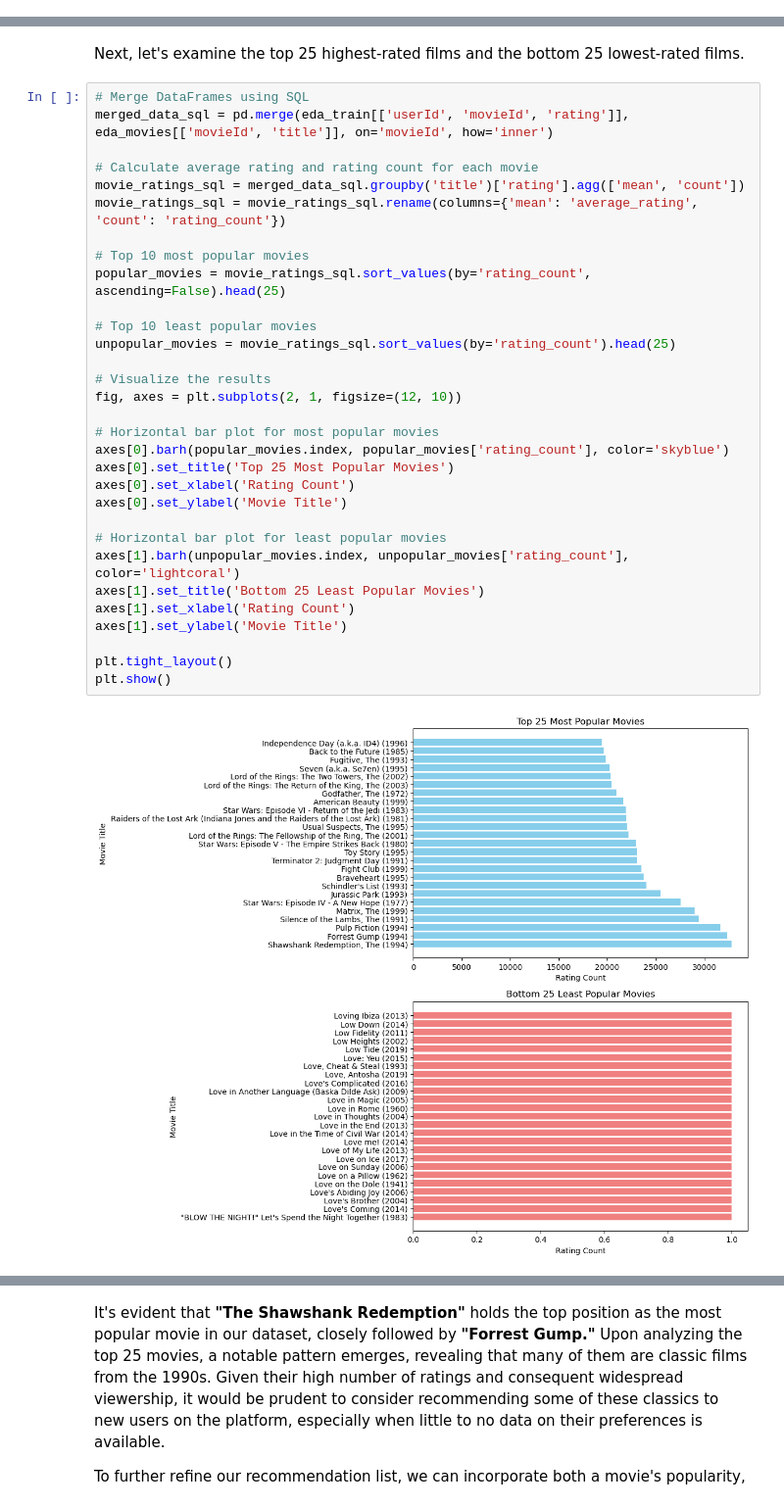
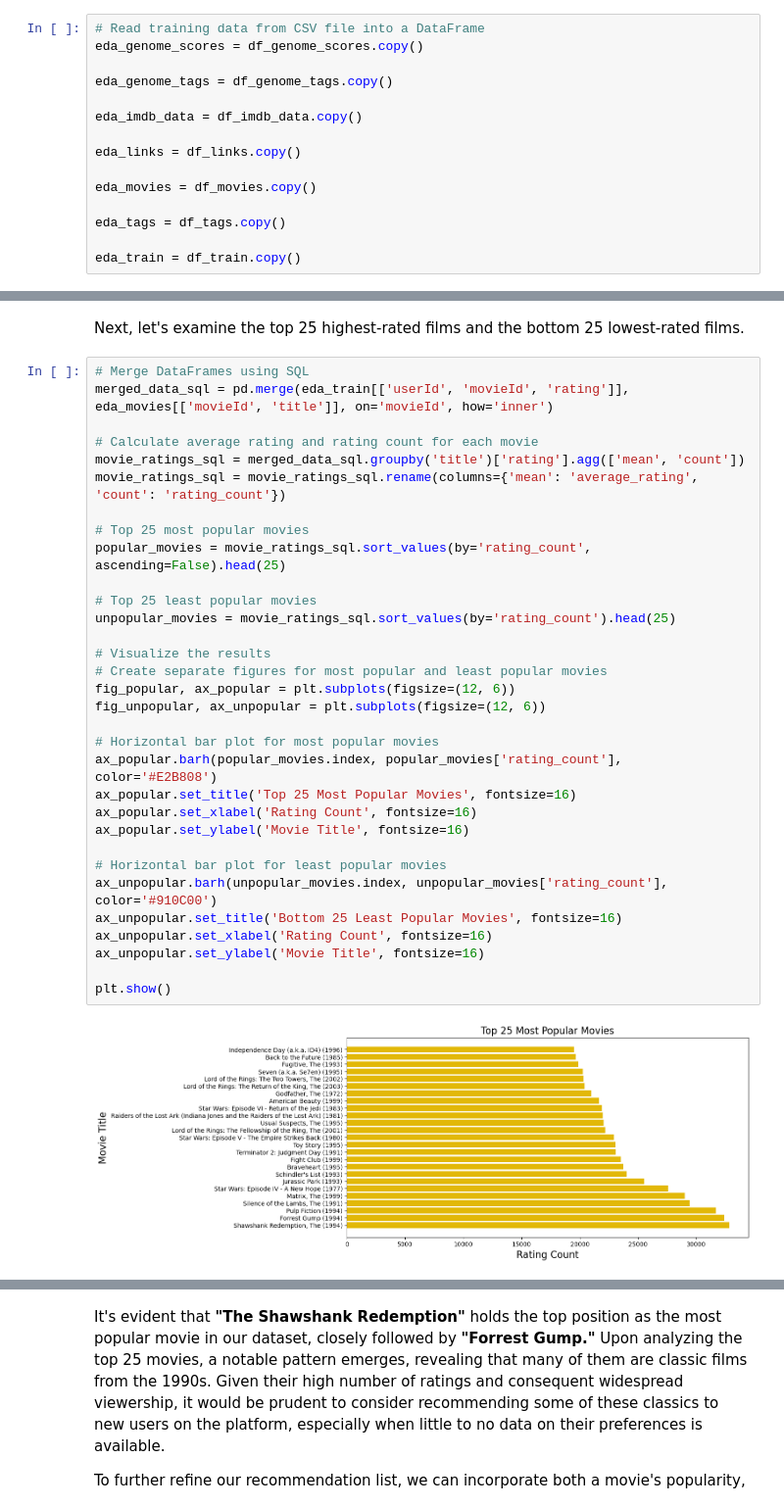
Before and after one commit to Christelle278/Unsupervised-Learning-Sprint-2307FTDS-Team-NM3, a Jupyter notebook: Unsupervised_Learning_Sprint_2307FTDS_Team_NM3.ipynb, the cells around one changed output, grey strips where cells are left out. Shown at 98% size. Drawn from its saved outputs; the diff is of its cells as text.

```diff
--- a/Unsupervised_Learning_Sprint_2307FTDS_Team_NM3.ipynb
+++ b/Unsupervised_Learning_Sprint_2307FTDS_Team_NM3.ipynb
@@ -717,0 +698,15 @@ eda_test = pd.read_csv('test.csv')
+# %%
+# Read training data from CSV file into a DataFrame
+eda_genome_scores = df_genome_scores.copy()
+
+eda_genome_tags = df_genome_tags.copy()
+
+eda_imdb_data = df_imdb_data.copy()
+
+eda_links = df_links.copy()
+
+eda_movies = df_movies.copy()
+
+eda_tags = df_tags.copy()
+
+eda_train = df_train.copy()
@@ -1350,33 +1348,34 @@ Next, let's examine the top 25 highest-rated films and the bottom 25 lowest-rate
 # %%
 # Merge DataFrames using SQL
 merged_data_sql = pd.merge(eda_train[['userId', 'movieId', 'rating']], eda_movies[['movieId', 'title']], on='movieId', how='inner')
 
 # Calculate average rating and rating count for each movie
 movie_ratings_sql = merged_data_sql.groupby('title')['rating'].agg(['mean', 'count'])
 movie_ratings_sql = movie_ratings_sql.rename(columns={'mean': 'average_rating', 'count': 'rating_count'})
 
-# Top 10 most popular movies
+# Top 25 most popular movies
 popular_movies = movie_ratings_sql.sort_values(by='rating_count', ascending=False).head(25)
 
-# Top 10 least popular movies
+# Top 25 least popular movies
 unpopular_movies = movie_ratings_sql.sort_values(by='rating_count').head(25)
 
 # Visualize the results
-fig, axes = plt.subplots(2, 1, figsize=(12, 10))
+# Create separate figures for most popular and least popular movies
+fig_popular, ax_popular = plt.subplots(figsize=(12, 6))
+fig_unpopular, ax_unpopular = plt.subplots(figsize=(12, 6))
 
 # Horizontal bar plot for most popular movies
-axes[0].barh(popular_movies.index, popular_movies['rating_count'], color='skyblue')
-axes[0].set_title('Top 25 Most Popular Movies')
-axes[0].set_xlabel('Rating Count')
-axes[0].set_ylabel('Movie Title')
+ax_popular.barh(popular_movies.index, popular_movies['rating_count'], color='#E2B808')
+ax_popular.set_title('Top 25 Most Popular Movies', fontsize=16)
+ax_popular.set_xlabel('Rating Count', fontsize=16)
+ax_popular.set_ylabel('Movie Title', fontsize=16)
 
 # Horizontal bar plot for least popular movies
-axes[1].barh(unpopular_movies.index, unpopular_movies['rating_count'], color='lightcoral')
-axes[1].set_title('Bottom 25 Least Popular Movies')
-axes[1].set_xlabel('Rating Count')
-axes[1].set_ylabel('Movie Title')
+ax_unpopular.barh(unpopular_movies.index, unpopular_movies['rating_count'], color='#910C00')
+ax_unpopular.set_title('Bottom 25 Least Popular Movies', fontsize=16)
+ax_unpopular.set_xlabel('Rating Count', fontsize=16)
+ax_unpopular.set_ylabel('Movie Title', fontsize=16)
 
-plt.tight_layout()
 plt.show()
 # %% [output]
-[figure, old version]
+[figure, new version]
```
Also changed, not shown: parts of 84 cells of this notebook.
